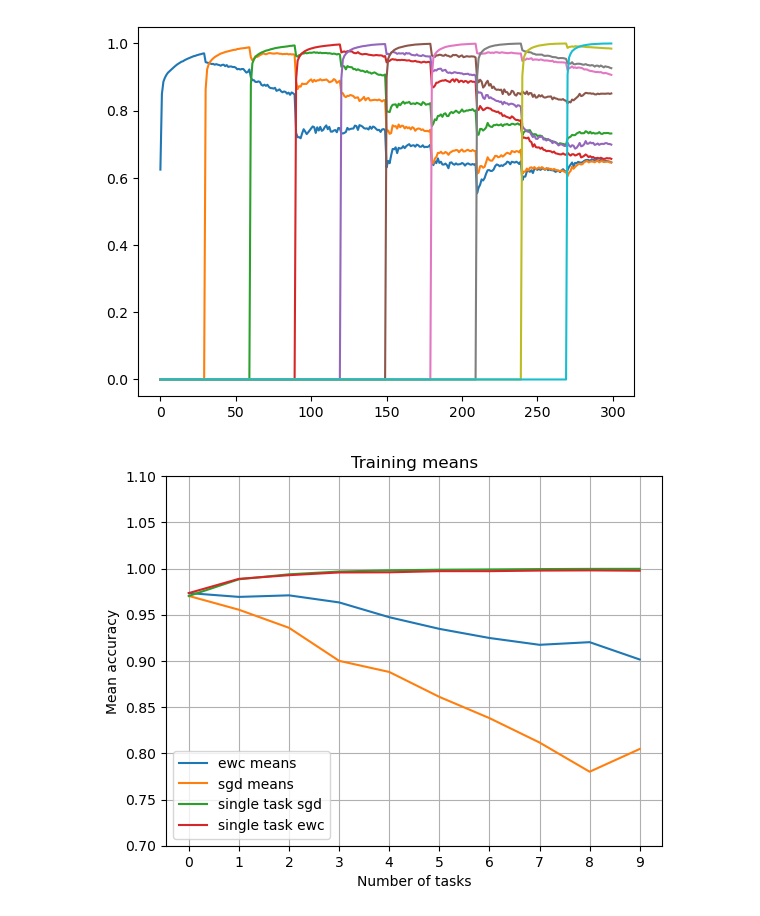
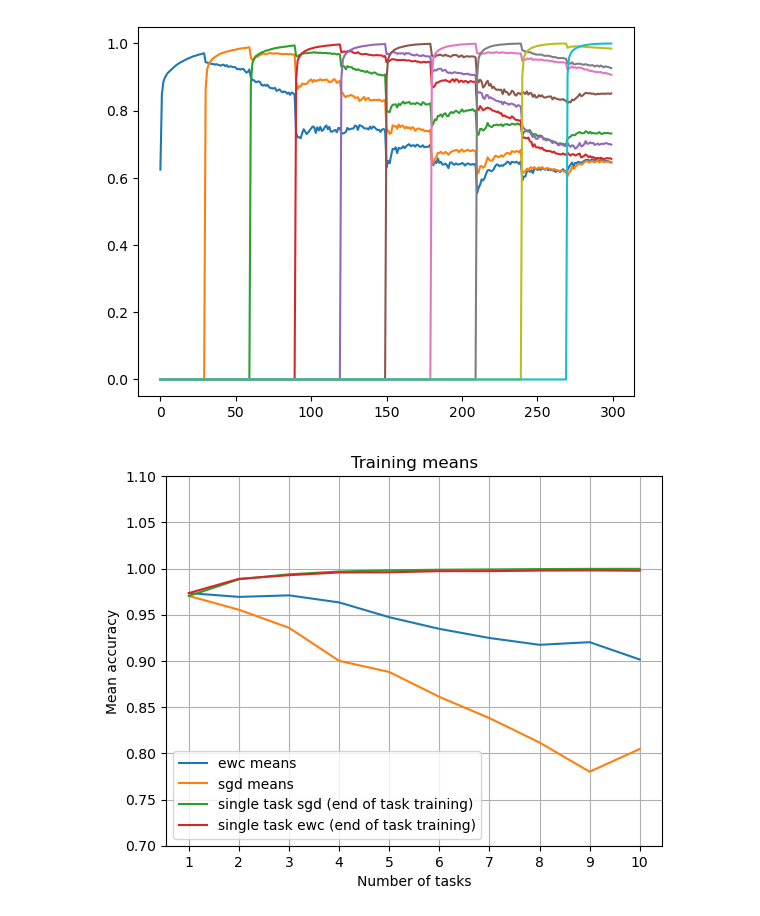
Before and after one commit to LinusCrugnola/foil_project, a Jupyter notebook: plot.ipynb, the cells around one changed output. Cells and saved outputs as stored; diff of their text form; code cells hidden in the pictures.

```diff
--- a/plot.ipynb
+++ b/plot.ipynb
@@ -2,9 +6,9 @@
 import numpy as np
 import matplotlib.pyplot as plt
 
-# load results/metrics.npz
-ewc = np.load('results/metrics.npz')
-sgd = np.load('results/metrics_sgd.npz')
+# load metrics
+ewc = np.load('results/metrics_ewc_10perm.npz')
+sgd = np.load('results/metrics_sgd_10perm.npz')
 
 plt.figure()
 plt.title("EWC train")
@@ -13,44 +17,46 @@ for i in range(10):
 
 plt.figure("SGD train")
 for i in range(10):
     plt.plot(sgd['train_accuracies'][i], label='test_loss')
 
-def get_means(array, epochs=30):
+def get_means(array, epochs=30, offset=0):
     means = []
     for i in range(10):
         # take the mean of first i+1 curves at i*30 th epoch
         mean = 0
         for j in range(i+1):
-            mean += array[j][(i+1)*epochs-1]
+            mean += array[j][(i+1)*epochs-1-offset]
         means.append(mean/(i+1))
     return means
 
-def get_single_task_finals(array, epochs=30):
+def get_single_task_finals(array, epochs=30, offset=0):
     final = []
     for i in range(10):
-        final.append(array[i][(i+1)*epochs-1])
+        final.append(array[i][(i+1)*epochs-1-offset])
     return final
 
-ewc_means_valid = get_means(ewc['train_accuracies'])
-sgd_means_valid = get_means(sgd['train_accuracies'])
+ewc_means_valid = get_means(ewc['train_accuracies'], 30)
+sgd_means_valid = get_means(sgd['train_accuracies'], 30)
 
-single_task_sgd = get_single_task_finals(sgd['train_accuracies'])
-single_task_ewc = get_single_task_finals(ewc['train_accuracies'])
+single_task_sgd = get_single_task_finals(sgd['train_accuracies'], 30)
+single_task_ewc = get_single_task_finals(ewc['train_accuracies'], 30)
+
+xaxis = np.arange(1, 11, 1)
 
 plt.figure()
 plt.title("Training means")
-plt.plot(ewc_means_valid, label='ewc means')
-plt.plot(sgd_means_valid, label='sgd means')
-plt.plot(single_task_sgd, label='single task sgd')
-plt.plot(single_task_ewc, label='single task ewc')
+plt.plot(xaxis, ewc_means_valid, label='ewc means')
+plt.plot(xaxis, sgd_means_valid, label='sgd means')
+plt.plot(xaxis, single_task_sgd, label='single task sgd (end of task training)')
+plt.plot(xaxis, single_task_ewc, label='single task ewc (end of task training)')
 plt.xlabel("Number of tasks")
 plt.ylabel("Mean accuracy")
-plt.xticks(np.arange(0, 10, 1))
+plt.xticks(np.arange(1, 11, 1))
 plt.ylim(0.7, 1.1)
 plt.grid()
 plt.legend(loc="lower left")
 plt.show()
 # %% [output]
 [figure]
 [figure]
-[figure, old version]
+[figure, new version]
```
Also changed, not shown: parts of 4 cells of this notebook, 3 other files.
